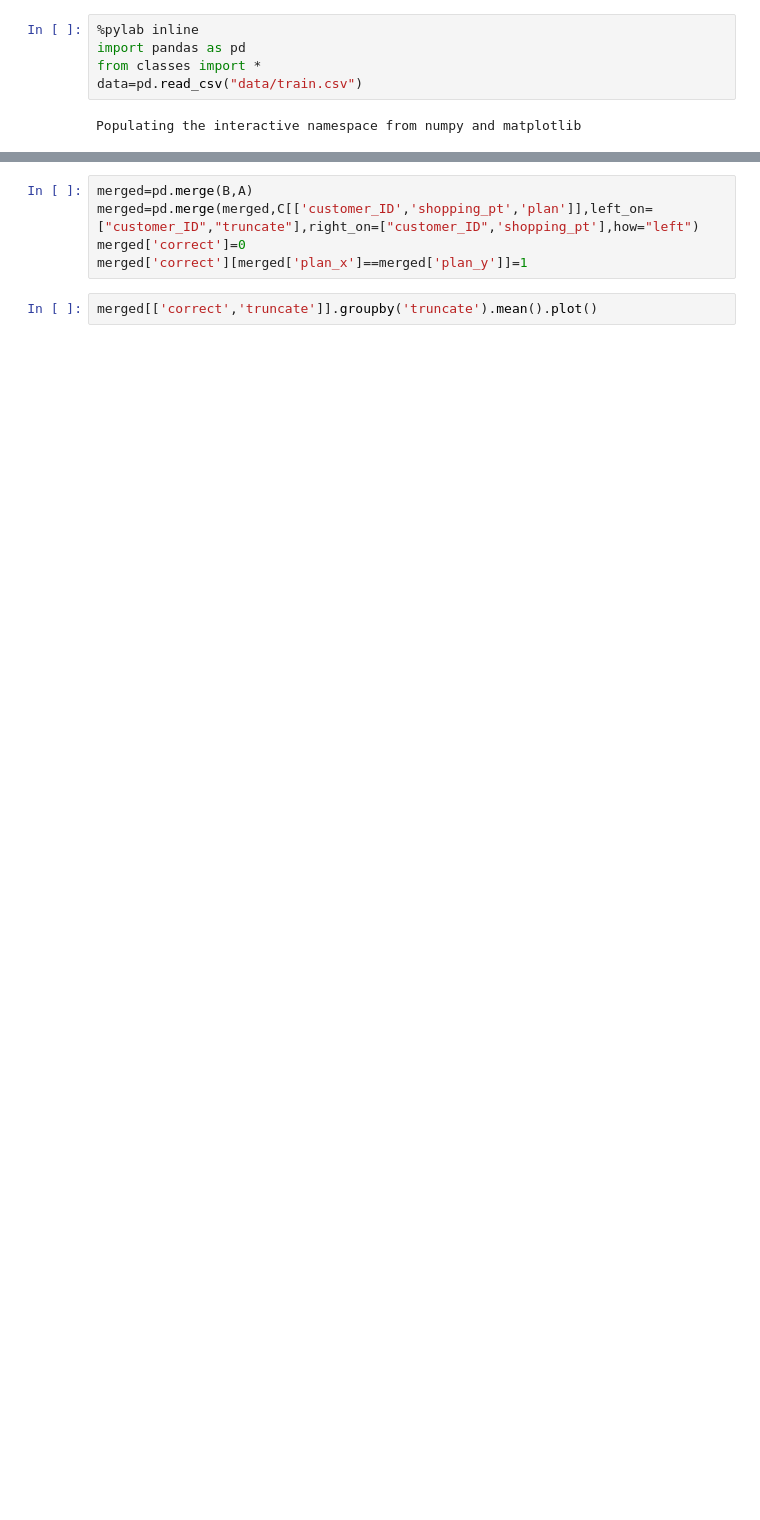
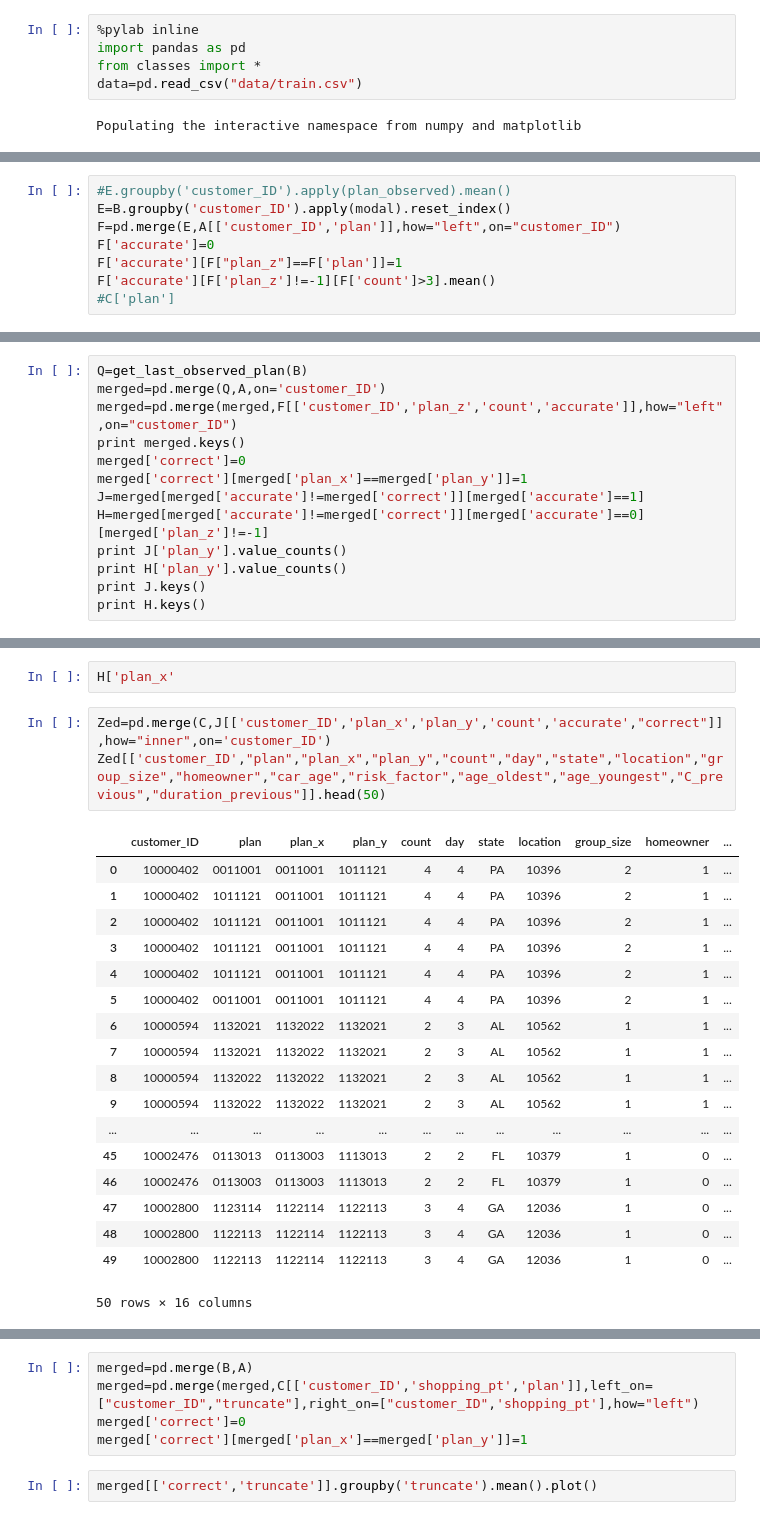
Before and after one commit to hxu/kaggle-allstate, a Jupyter notebook: LastPredictionForwardtests.ipynb, the cells around one changed output, grey strips where cells are left out. Drawn from its saved outputs; the diff is of its cells as text; blank space fills up the shorter version.

```diff
--- a/LastPredictionForwardtests.ipynb
+++ b/LastPredictionForwardtests.ipynb
@@ -35,0 +224,8 @@ KeyError: u'no item named plan_a'
+# %%
+#E.groupby('customer_ID').apply(plan_observed).mean()
+E=B.groupby('customer_ID').apply(modal).reset_index()
+F=pd.merge(E,A[['customer_ID','plan']],how="left",on="customer_ID")
+F['accurate']=0
+F['accurate'][F["plan_z"]==F['plan']]=1
+F['accurate'][F['plan_z']!=-1][F['count']>3].mean()
+#C['plan']
@@ -35,0 +234,13 @@ KeyError: u'no item named plan_a'
+# %%
+Q=get_last_observed_plan(B)
+merged=pd.merge(Q,A,on='customer_ID')
+merged=pd.merge(merged,F[['customer_ID','plan_z','count','accurate']],how="left",on="customer_ID")
+print merged.keys()
+merged['correct']=0
+merged['correct'][merged['plan_x']==merged['plan_y']]=1
+J=merged[merged['accurate']!=merged['correct']][merged['accurate']==1]
+H=merged[merged['accurate']!=merged['correct']][merged['accurate']==0][merged['plan_z']!=-1]
+print J['plan_y'].value_counts()
+print H['plan_y'].value_counts()
+print J.keys()
+print H.keys()
@@ -35,0 +265,24 @@ KeyError: u'no item named plan_a'
+# %%
+H['plan_x'
+# %%
+Zed=pd.merge(C,J[['customer_ID','plan_x','plan_y','count','accurate',"correct"]],how="inner",on='customer_ID')
+Zed[['customer_ID',"plan","plan_x","plan_y","count","day","state","location","group_size","homeowner","car_age","risk_factor","age_oldest","age_youngest","C_previous","duration_previous"]].head(50)
+# %% [output]
+|  | customer_ID | plan | plan_x | plan_y | count | day | state | location | group_size | homeowner | ... |
+| 0 | 10000402 | 0011001 | 0011001 | 1011121 | 4 | 4 | PA | 10396 | 2 | 1 | ... |
+| 1 | 10000402 | 1011121 | 0011001 | 1011121 | 4 | 4 | PA | 10396 | 2 | 1 | ... |
+| 2 | 10000402 | 1011121 | 0011001 | 1011121 | 4 | 4 | PA | 10396 | 2 | 1 | ... |
+| 3 | 10000402 | 1011121 | 0011001 | 1011121 | 4 | 4 | PA | 10396 | 2 | 1 | ... |
+| 4 | 10000402 | 1011121 | 0011001 | 1011121 | 4 | 4 | PA | 10396 | 2 | 1 | ... |
+| 5 | 10000402 | 0011001 | 0011001 | 1011121 | 4 | 4 | PA | 10396 | 2 | 1 | ... |
+| 6 | 10000594 | 1132021 | 1132022 | 1132021 | 2 | 3 | AL | 10562 | 1 | 1 | ... |
+| 7 | 10000594 | 1132021 | 1132022 | 1132021 | 2 | 3 | AL | 10562 | 1 | 1 | ... |
+| 8 | 10000594 | 1132022 | 1132022 | 1132021 | 2 | 3 | AL | 10562 | 1 | 1 | ... |
+| 9 | 10000594 | 1132022 | 1132022 | 1132021 | 2 | 3 | AL | 10562 | 1 | 1 | ... |
+| ... | ... | ... | ... | ... | ... | ... | ... | ... | ... | ... | ... |
+| 45 | 10002476 | 0113013 | 0113003 | 1113013 | 2 | 2 | FL | 10379 | 1 | 0 | ... |
+| 46 | 10002476 | 0113003 | 0113003 | 1113013 | 2 | 2 | FL | 10379 | 1 | 0 | ... |
+| 47 | 10002800 | 1123114 | 1122114 | 1122113 | 3 | 4 | GA | 12036 | 1 | 0 | ... |
+| 48 | 10002800 | 1122113 | 1122114 | 1122113 | 3 | 4 | GA | 12036 | 1 | 0 | ... |
+| 49 | 10002800 | 1122113 | 1122114 | 1122113 | 3 | 4 | GA | 12036 | 1 | 0 | ... |
+50 rows × 16 columns
```
Also changed, not shown: parts of 22 cells of this notebook, 1 other file.
